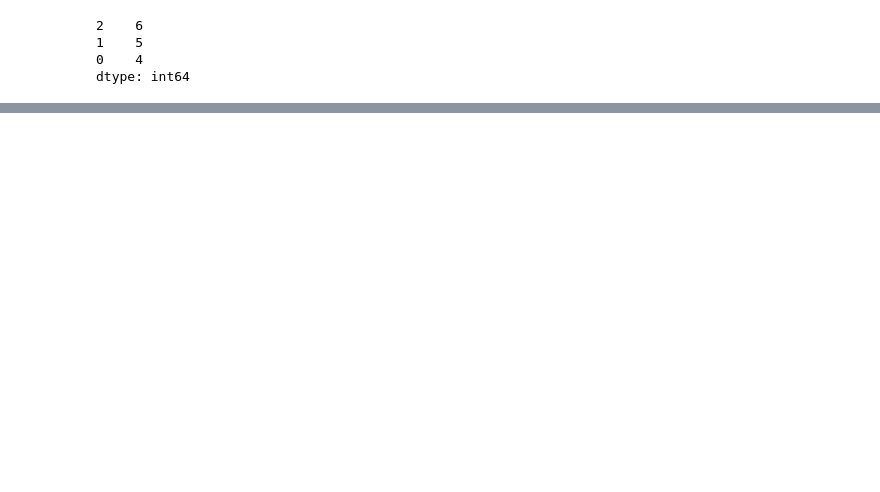
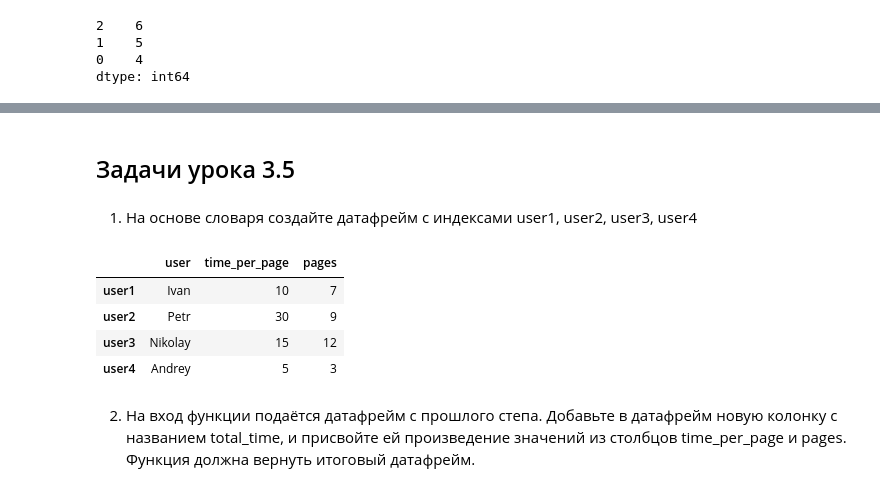
Before and after one commit to VadzimRudzman/pandas_fundamentals, a Jupyter notebook: Основы Pandas.ipynb, the cells around one changed output, grey strips where cells are left out. Cells and saved outputs as stored; diff of their text form; code cells hidden in the pictures; blank space fills up the shorter version.

```diff
--- a/Основы Pandas.ipynb
+++ b/Основы Pandas.ipynb
@@ -356,0 +499,13 @@ dtype: int64
+# %%
+import pandas as pd
+
+data = { 'city': ['Moscow', 'Moscow', 'Moscow', 'Kazan', 'Kazan', 'Kazan'],
+        'year':  [2022,      2021,     2020,     2022,    2021,    2020],
+        'visits': [500,      2000,     1500,     100,     230,     200]}
+
+df = pd.DataFrame(data, index=['a', 'b', 'c', 'd','e', 'f'])
+s = pd.Series([1, 10, 20], index=['a', 'd', 'f'])
+
+df['new_data'] = s
+
+print(df)
@@ -356,0 +520,24 @@ dtype: int64
+# %% [markdown]
+## Задачи урока 3.5
+# %% [markdown]
+1. На основе словаря создайте датафрейм с индексами user1, user2, user3, user4
+# %%
+import pandas as pd
+
+def solution():
+    data = {'user' : ['Ivan', 'Petr', 'Nikolay', 'Andrey'],
+            'time_per_page' :  [10, 30 , 15, 5],
+             'pages' : [7, 9, 12, 3]}
+    result = pd.DataFrame(data, index=['user1', 'user2', 'user3', 'user4'])
+    return result
+
+
+solution()
+# %% [output]
+|  | user | time_per_page | pages |
+| user1 | Ivan | 10 | 7 |
+| user2 | Petr | 30 | 9 |
+| user3 | Nikolay | 15 | 12 |
+| user4 | Andrey | 5 | 3 |
+# %% [markdown]
+2. На вход функции подаётся датафрейм с прошлого степа. Добавьте в датафрейм новую колонку с названием total_time, и присвойте ей произведение значений из столбцов time_per_page и pages. Функция должна вернуть итоговый датафрейм.
```
Also changed, not shown: parts of 23 cells of this notebook.
